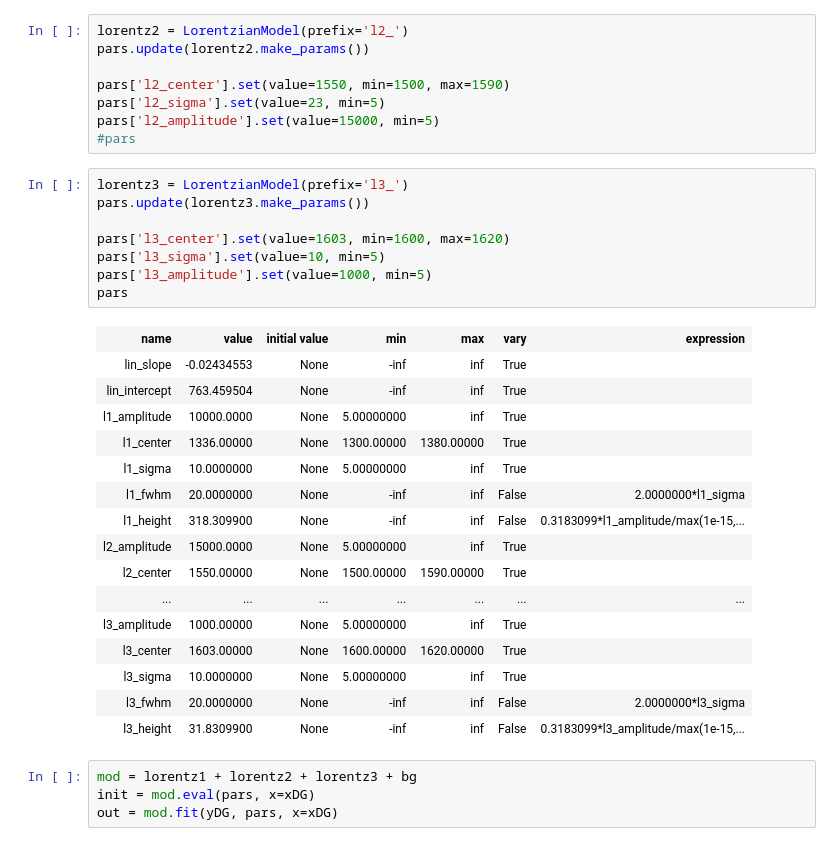
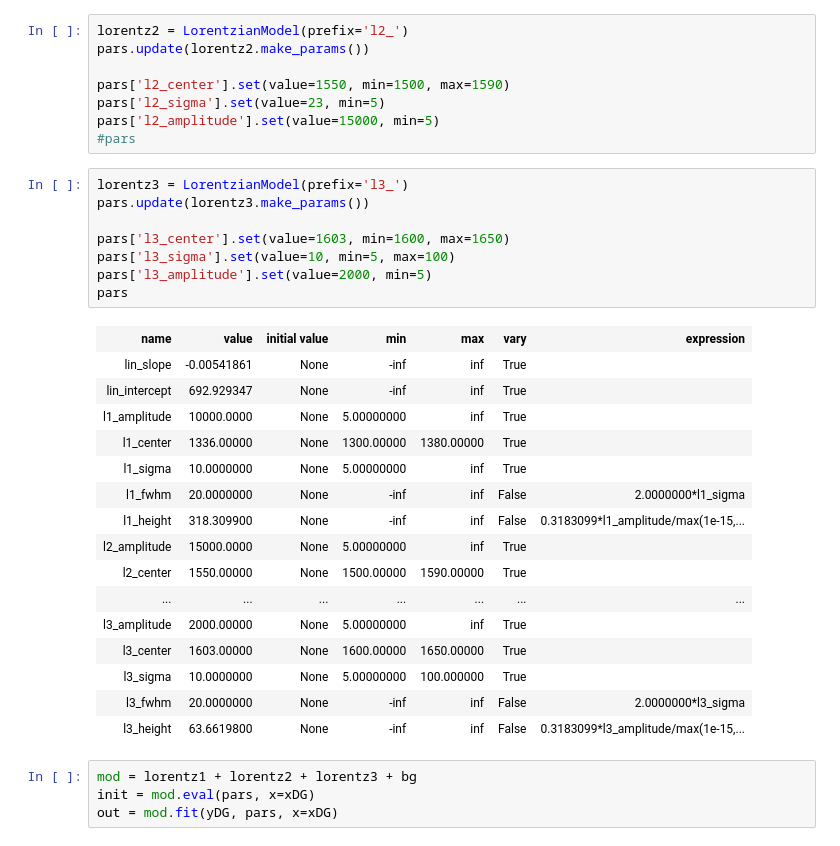
Before and after one commit to hiroshifuruta/ramanfit, a Jupyter notebook: ramanfit.ipynb, the cells around one changed output. Drawn from its saved outputs; the diff is of its cells as text.

```diff
--- a/ramanfit.ipynb
+++ b/ramanfit.ipynb
@@ -95,15 +95,15 @@ pars['l2_amplitude'].set(value=15000, min=5)
 # %%
 lorentz3 = LorentzianModel(prefix='l3_')
 pars.update(lorentz3.make_params())
 
-pars['l3_center'].set(value=1603, min=1600, max=1620)
-pars['l3_sigma'].set(value=10, min=5)
-pars['l3_amplitude'].set(value=1000, min=5)
+pars['l3_center'].set(value=1603, min=1600, max=1650)
+pars['l3_sigma'].set(value=10, min=5, max=100)
+pars['l3_amplitude'].set(value=2000, min=5)
 pars
 # %% [output]
 | name | value | initial value | min | max | vary | expression |
-| lin_slope | -0.02434553 | None | -inf | inf | True |  |
-| lin_intercept | 763.459504 | None | -inf | inf | True |  |
+| lin_slope | -0.00541861 | None | -inf | inf | True |  |
+| lin_intercept | 692.929347 | None | -inf | inf | True |  |
 | l1_amplitude | 10000.0000 | None | 5.00000000 | inf | True |  |
 | l1_center | 1336.00000 | None | 1300.00000 | 1380.00000 | True |  |
 | l1_sigma | 10.0000000 | None | 5.00000000 | inf | True |  |
@@ -112,11 +112,11 @@ pars
 | l2_amplitude | 15000.0000 | None | 5.00000000 | inf | True |  |
 | l2_center | 1550.00000 | None | 1500.00000 | 1590.00000 | True |  |
 | ... | ... | ... | ... | ... | ... | ... |
-| l3_amplitude | 1000.00000 | None | 5.00000000 | inf | True |  |
-| l3_center | 1603.00000 | None | 1600.00000 | 1620.00000 | True |  |
-| l3_sigma | 10.0000000 | None | 5.00000000 | inf | True |  |
+| l3_amplitude | 2000.00000 | None | 5.00000000 | inf | True |  |
+| l3_center | 1603.00000 | None | 1600.00000 | 1650.00000 | True |  |
+| l3_sigma | 10.0000000 | None | 5.00000000 | 100.000000 | True |  |
 | l3_fwhm | 20.0000000 | None | -inf | inf | False | 2.0000000*l3_sigma |
-| l3_height | 31.8309900 | None | -inf | inf | False | 0.3183099*l3_amplitude/max(1e-15,... |
+| l3_height | 63.6619800 | None | -inf | inf | False | 0.3183099*l3_amplitude/max(1e-15,... |
 # %%
 mod = lorentz1 + lorentz2 + lorentz3 + bg
 init = mod.eval(pars, x=xDG)
```
Also changed, not shown: parts of 9 cells of this notebook.
